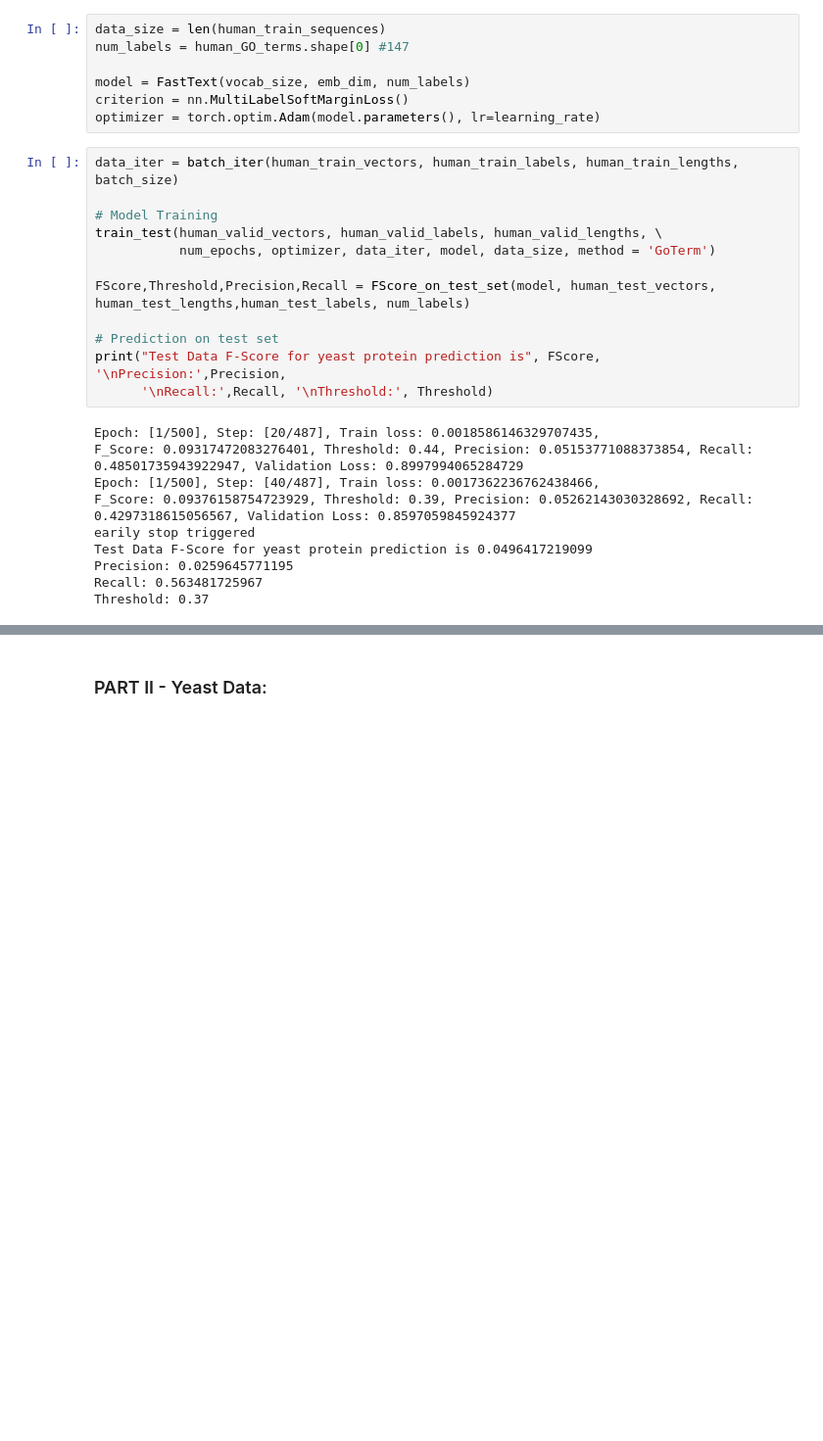
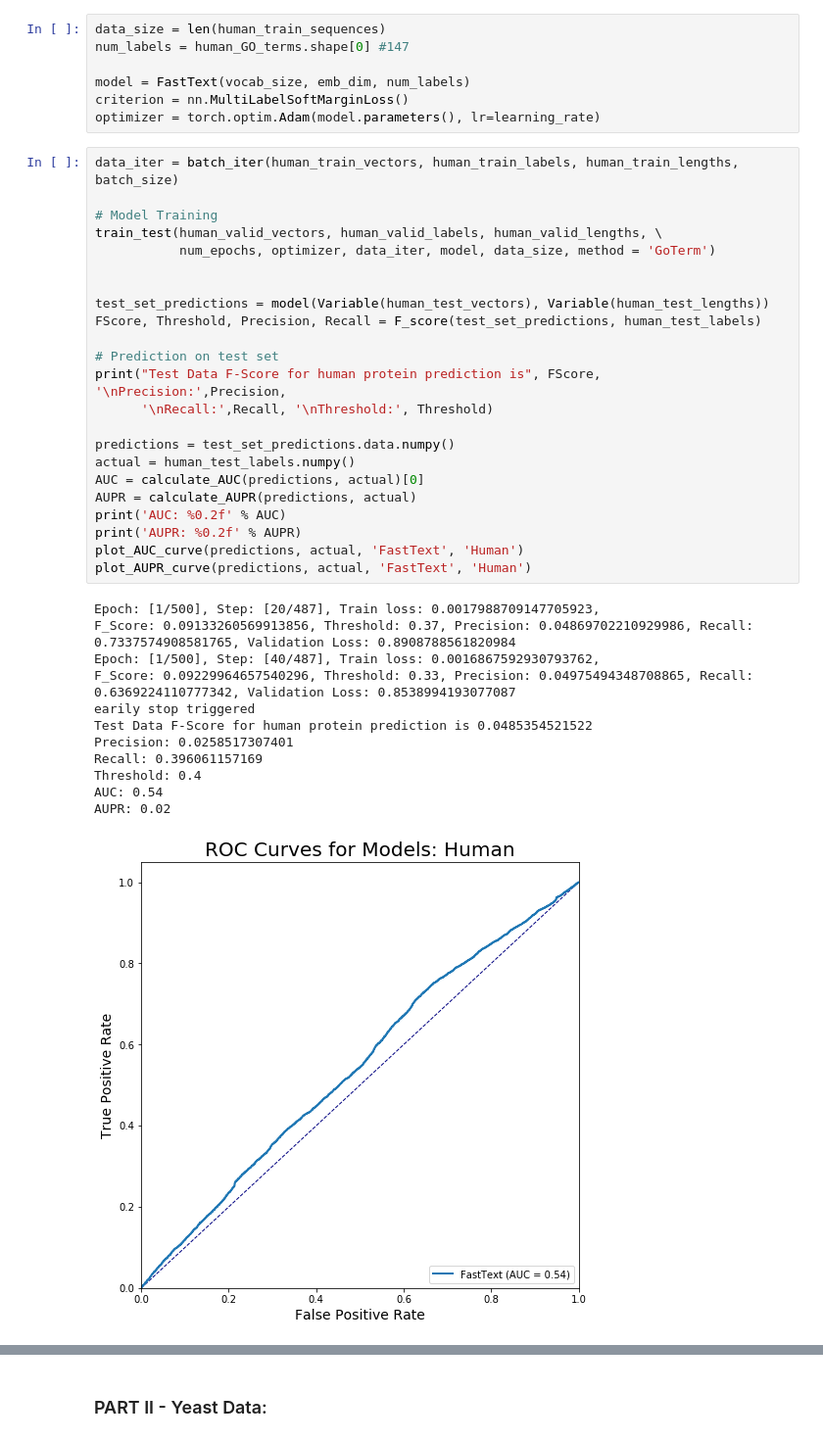
Before and after one commit to AKASHKADEL/Data-Science-and-Proteomics, a Jupyter notebook: Model_1_FastText.ipynb, the cells around one changed output, grey strips where cells are left out. Shown at 98% size. Cells and saved outputs as stored; diff of their text form; blank space fills up the shorter version.

```diff
--- a/Model_1_FastText.ipynb
+++ b/Model_1_FastText.ipynb
@@ -401,22 +451,36 @@ optimizer = torch.optim.Adam(model.parameters(), lr=learning_rate)
 # %%
 data_iter = batch_iter(human_train_vectors, human_train_labels, human_train_lengths, batch_size)
 
 # Model Training
 train_test(human_valid_vectors, human_valid_labels, human_valid_lengths, \
            num_epochs, optimizer, data_iter, model, data_size, method = 'GoTerm')
 
-FScore,Threshold,Precision,Recall = FScore_on_test_set(model, human_test_vectors, human_test_lengths,human_test_labels, num_labels)
+
+test_set_predictions = model(Variable(human_test_vectors), Variable(human_test_lengths))
+FScore, Threshold, Precision, Recall = F_score(test_set_predictions, human_test_labels)
 
 # Prediction on test set
-print("Test Data F-Score for yeast protein prediction is", FScore, '\nPrecision:',Precision,
+print("Test Data F-Score for human protein prediction is", FScore, '\nPrecision:',Precision,
       '\nRecall:',Recall, '\nThreshold:', Threshold)
+
+predictions = test_set_predictions.data.numpy()
+actual = human_test_labels.numpy()
+AUC = calculate_AUC(predictions, actual)[0]
+AUPR = calculate_AUPR(predictions, actual)
+print('AUC: %0.2f' % AUC)
+print('AUPR: %0.2f' % AUPR)
+plot_AUC_curve(predictions, actual, 'FastText', 'Human')
+plot_AUPR_curve(predictions, actual, 'FastText', 'Human')
 # %% [output]
-Epoch: [1/500], Step: [20/487], Train loss: 0.0018586146329707435,
-F_Score: 0.09317472083276401, Threshold: 0.44, Precision: 0.05153771088373854, Recall: 0.48501735943922947, Validation Loss: 0.8997994065284729
-Epoch: [1/500], Step: [40/487], Train loss: 0.0017362236762438466,
-F_Score: 0.09376158754723929, Threshold: 0.39, Precision: 0.05262143030328692, Recall: 0.4297318615056567, Validation Loss: 0.8597059845924377
+Epoch: [1/500], Step: [20/487], Train loss: 0.0017988709147705923,
+F_Score: 0.09133260569913856, Threshold: 0.37, Precision: 0.04869702210929986, Recall: 0.7337574908581765, Validation Loss: 0.8908788561820984
+Epoch: [1/500], Step: [40/487], Train loss: 0.0016867592930793762,
+F_Score: 0.09229964657540296, Threshold: 0.33, Precision: 0.04975494348708865, Recall: 0.6369224110777342, Validation Loss: 0.8538994193077087
 earily stop triggered
-Test Data F-Score for yeast protein prediction is 0.0496417219099
-Precision: 0.0259645771195
-Recall: 0.563481725967
-Threshold: 0.37
+Test Data F-Score for human protein prediction is 0.0485354521522
+Precision: 0.0258517307401
+Recall: 0.396061157169
+Threshold: 0.4
+AUC: 0.54
+AUPR: 0.02
+[figure, added]
```
Also changed, not shown: parts of 11 cells of this notebook.
